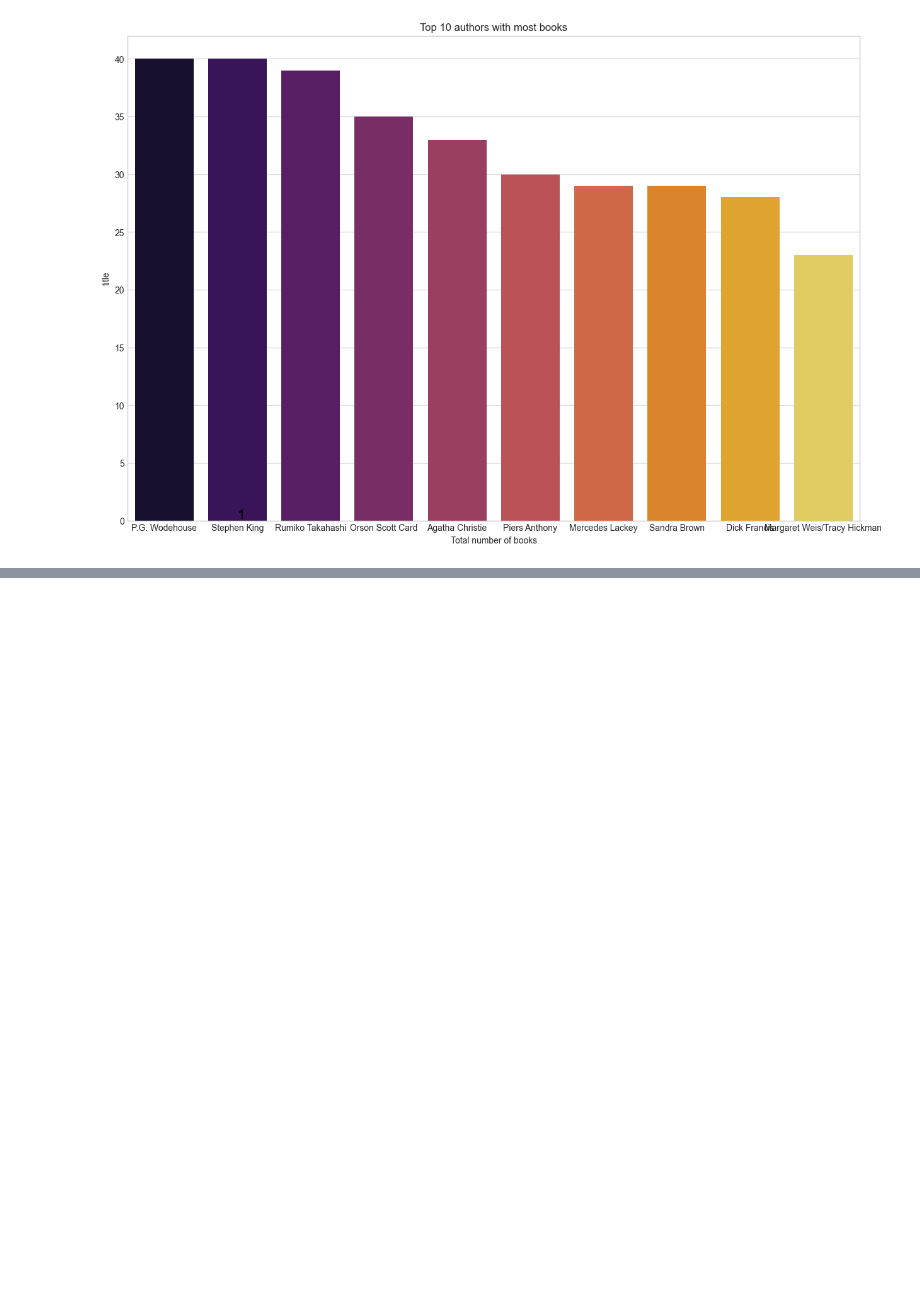
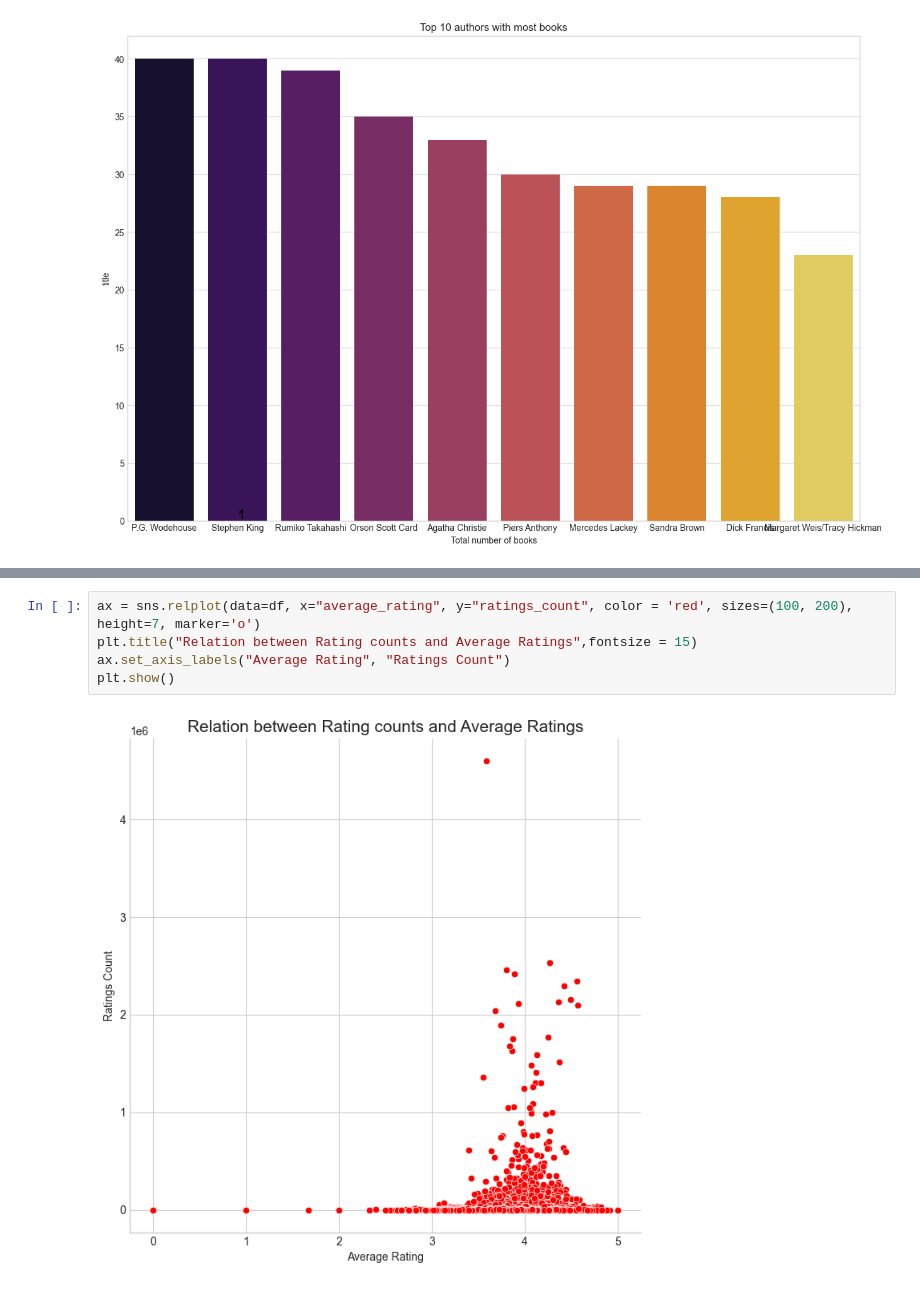
Before and after one commit to akshargrover/Book-Recommendation-System, a Jupyter notebook: Book_recommendation_system.ipynb, the cells around one changed output, grey strips where cells are left out. Cells and saved outputs as stored; diff of their text form; blank space fills up the shorter version.

```diff
--- a/Book_recommendation_system.ipynb
+++ b/Book_recommendation_system.ipynb
@@ -102,0 +137,7 @@ Passing `palette` without assigning `hue` is deprecated and will be removed in v
+# %%
+ax = sns.relplot(data=df, x="average_rating", y="ratings_count", color = 'red', sizes=(100, 200), height=7, marker='o')
+plt.title("Relation between Rating counts and Average Ratings",fontsize = 15)
+ax.set_axis_labels("Average Rating", "Ratings Count")
+plt.show()
+# %% [output]
+[figure, added]
```
Also changed, not shown: parts of 14 cells of this notebook, 1 other file.
